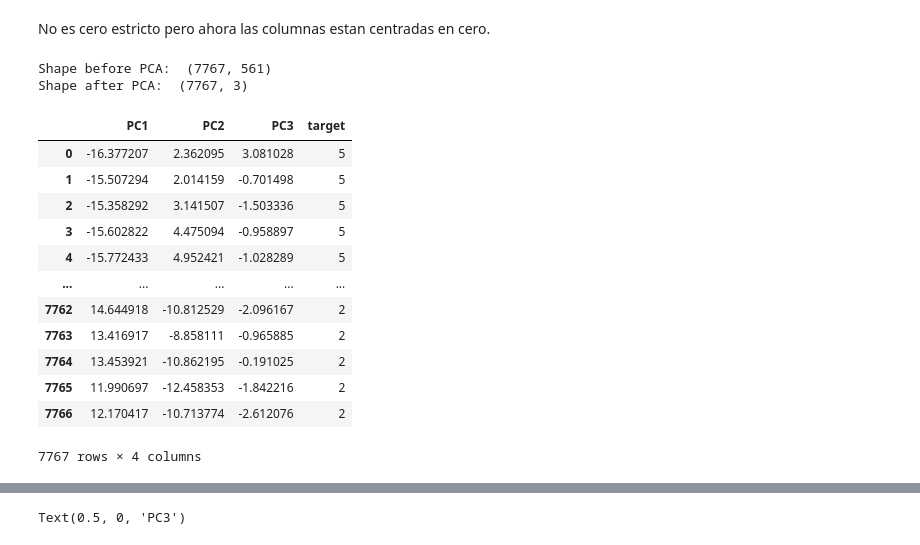
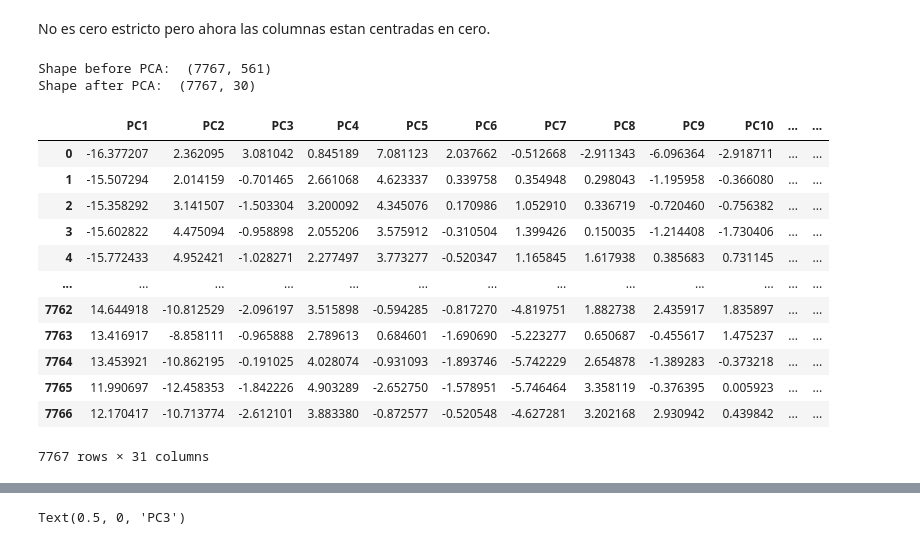
Before and after one commit to rpazos98/intro_ia, a Jupyter notebook: tp_integrador_enunciado/tp_integrador Rodrigo Pazos.ipynb, the cells around one changed output, grey strips where cells are left out. Cells and saved outputs as stored; diff of their text form; code cells hidden in the pictures.

```diff
--- a/tp_integrador_enunciado/tp_integrador Rodrigo Pazos.ipynb
+++ b/tp_integrador_enunciado/tp_integrador Rodrigo Pazos.ipynb
@@ -223,36 +223,38 @@ No es cero estricto pero ahora las columnas estan centradas en cero.
 # %%
 from sklearn.decomposition import PCA
 
-pca = PCA(n_components=3)
+components = 30
+
+pca = PCA(n_components=components)
 
 pca_features = pca.fit_transform(X_train_scaled)
 
 print('Shape before PCA: ', X_train_scaled.shape)
 print('Shape after PCA: ', pca_features.shape)
 
 pca_df = pd.DataFrame(
     data=pca_features,
-    columns=['PC1', 'PC2', 'PC3'])
+    columns=[f'PC{i + 1}' for i in range(components)])
 
 pca_df['target'] = y_train_har
 
 pca_df
 # %% [output]
 Shape before PCA:  (7767, 561)
-Shape after PCA:  (7767, 3)
+Shape after PCA:  (7767, 30)
-|  | PC1 | PC2 | PC3 | target |
-| 0 | -16.377207 | 2.362095 | 3.081028 | 5 |
-| 1 | -15.507294 | 2.014159 | -0.701498 | 5 |
-| 2 | -15.358292 | 3.141507 | -1.503336 | 5 |
-| 3 | -15.602822 | 4.475094 | -0.958897 | 5 |
-| 4 | -15.772433 | 4.952421 | -1.028289 | 5 |
-| ... | ... | ... | ... | ... |
-| 7762 | 14.644918 | -10.812529 | -2.096167 | 2 |
-| 7763 | 13.416917 | -8.858111 | -0.965885 | 2 |
-| 7764 | 13.453921 | -10.862195 | -0.191025 | 2 |
-| 7765 | 11.990697 | -12.458353 | -1.842216 | 2 |
-| 7766 | 12.170417 | -10.713774 | -2.612076 | 2 |
+|  | PC1 | PC2 | PC3 | PC4 | PC5 | PC6 | PC7 | PC8 | PC9 | PC10 | ... | ... |
+| 0 | -16.377207 | 2.362095 | 3.081042 | 0.845189 | 7.081123 | 2.037662 | -0.512668 | -2.911343 | -6.096364 | -2.918711 | ... | ... |
+| 1 | -15.507294 | 2.014159 | -0.701465 | 2.661068 | 4.623337 | 0.339758 | 0.354948 | 0.298043 | -1.195958 | -0.366080 | ... | ... |
+| 2 | -15.358292 | 3.141507 | -1.503304 | 3.200092 | 4.345076 | 0.170986 | 1.052910 | 0.336719 | -0.720460 | -0.756382 | ... | ... |
+| 3 | -15.602822 | 4.475094 | -0.958898 | 2.055206 | 3.575912 | -0.310504 | 1.399426 | 0.150035 | -1.214408 | -1.730406 | ... | ... |
+| 4 | -15.772433 | 4.952421 | -1.028271 | 2.277497 | 3.773277 | -0.520347 | 1.165845 | 1.617938 | 0.385683 | 0.731145 | ... | ... |
+| ... | ... | ... | ... | ... | ... | ... | ... | ... | ... | ... | ... | ... |
+| 7762 | 14.644918 | -10.812529 | -2.096197 | 3.515898 | -0.594285 | -0.817270 | -4.819751 | 1.882738 | 2.435917 | 1.835897 | ... | ... |
+| 7763 | 13.416917 | -8.858111 | -0.965888 | 2.789613 | 0.684601 | -1.690690 | -5.223277 | 0.650687 | -0.455617 | 1.475237 | ... | ... |
+| 7764 | 13.453921 | -10.862195 | -0.191025 | 4.028074 | -0.931093 | -1.893746 | -5.742229 | 2.654878 | -1.389283 | -0.373218 | ... | ... |
+| 7765 | 11.990697 | -12.458353 | -1.842226 | 4.903289 | -2.652750 | -1.578951 | -5.746464 | 3.358119 | -0.376395 | 0.005923 | ... | ... |
+| 7766 | 12.170417 | -10.713774 | -2.612101 | 3.883380 | -0.872577 | -0.520548 | -4.627281 | 3.202168 | 2.930942 | 0.439842 | ... | ... |
-7767 rows × 4 columns
+7767 rows × 31 columns
 # %%
 import numpy as np
 import matplotlib.pyplot as plt
```
Also changed, not shown: parts of 14 cells of this notebook, 3 other files.
